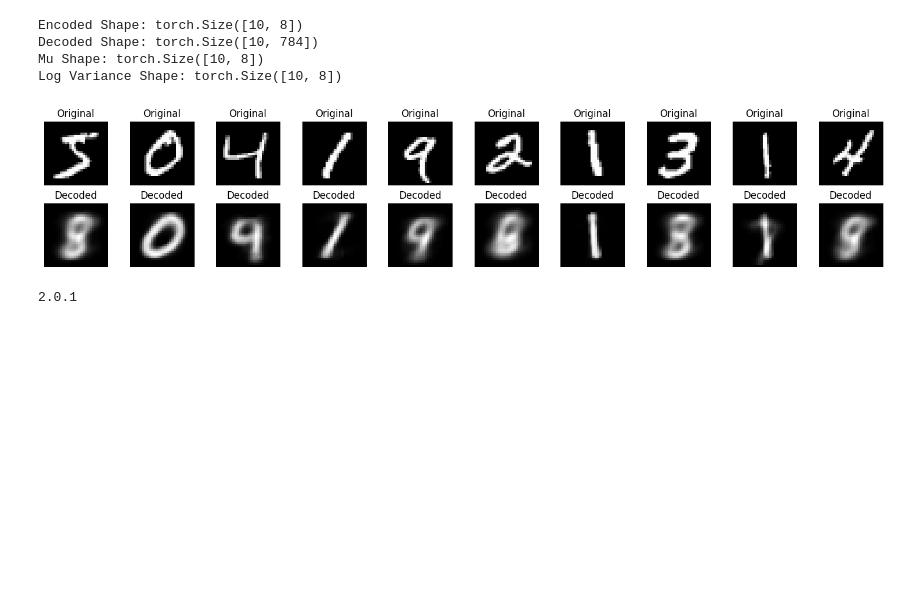
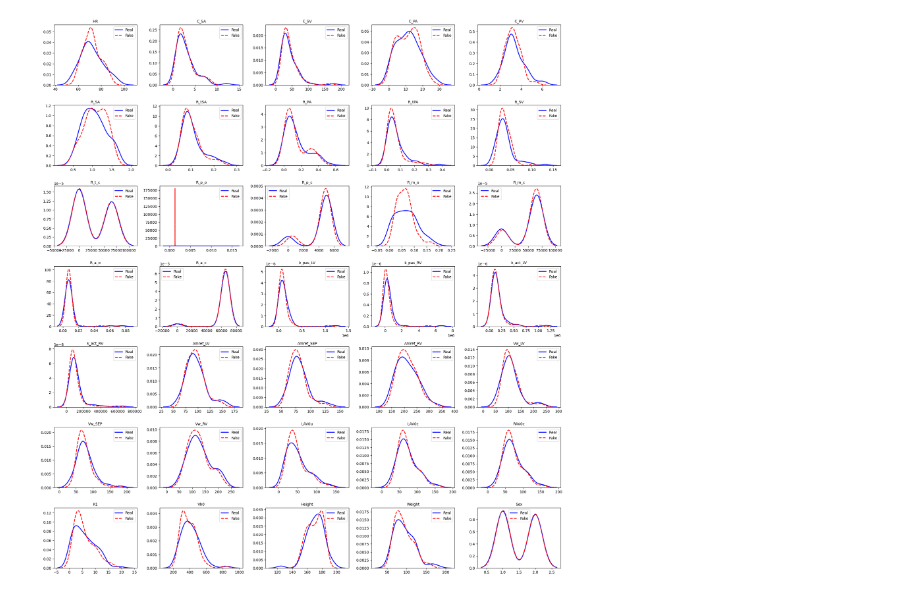
Before and after one commit to whl0809/Digital-twin-augmentation, a Jupyter notebook: NNtest.ipynb, the cells around one changed output. Cells and saved outputs as stored; diff of their text form; code cells hidden in the pictures; blank space fills up the shorter version.

Commit message:
Add VAE updates, notebook changes, and data outputs

```diff
--- a/NNtest.ipynb
+++ b/NNtest.ipynb
@@ -37,9 +62,8 @@ import torch
 import torch.nn as nn
 import torch.optim as optim
 import torch.nn.functional as F
-import numpy as np
 
-input_size = 784
+input_size = 35
 output_size = input_size
 device = torch.device("cpu")
 
@@ -48,7 +72,7 @@ class AutoEncoder(nn.Module):
         super().__init__()
 
         # Set the number of hidden units
-        self.num_hidden = 8
+        self.num_hidden = 16
 
         # Define the encoder part of the autoencoder
         self.encoder = nn.Sequential(
@@ -60,10 +84,17 @@ class AutoEncoder(nn.Module):
 
         # Define the decoder part of the autoencoder
         self.decoder = nn.Sequential(
-            nn.Linear(self.num_hidden, 256),  # input size: num_hidden, output size: 256
-            nn.ReLU(),  # apply the ReLU activation function
-            nn.Linear(256, output_size),  # input size: 256, output size: output_size
-            nn.Sigmoid(),  # apply the sigmoid activation function to compress the output to a range of (0, 1)
+            #nn.Linear(self.num_hidden, 256),  # input size: num_hidden, output size: 256
+            #nn.ReLU(),  # apply the ReLU activation function
+            #nn.Linear(256, output_size),  # input size: 256, output size: output_size
+            #nn.Sigmoid(),  # apply the sigmoid activation function to compress the output to a range of (0, 1)
+
+            nn.Linear(self.num_hidden, 256),
+            nn.ReLU(),
+            nn.Linear(256, 128),
+            nn.ReLU(),
+            nn.Linear(128, output_size),
+            nn.Sigmoid()
         )
 
     def forward(self, x):
@@ -248,4 +374,5 @@ Epoch 10/10: loss=1490.1545
 # %%
+"""
 # Convert first 10 samples to torch tensor
 X_test_tensor = torch.tensor(X_train[:10], dtype=torch.float32)
 
@@ -278,16 +405,5 @@ decoded_np = decoded.cpu().numpy()
 original_np = X_test_tensor.numpy()
 
 # Show comparison
-show_side_by_side(original_np, decoded_np)
+show_side_by_side(original_np, decoded_np)"
+"""
-# %% [output]
-Encoded Shape: torch.Size([10, 8])
-Decoded Shape: torch.Size([10, 784])
-Mu Shape: torch.Size([10, 8])
-Log Variance Shape: torch.Size([10, 8])
-[figure, removed]
-# %%
-"""
-Condition? Only sex?"
-"""
-# %% [output]
-2.0.1
@@ -293,0 +445,31 @@ Condition? Only sex?"
+# %%
+import pandas as pd
+import matplotlib.pyplot as plt
+import seaborn as sns
+
+df_fake = pd.DataFrame(fake_data_original_scale, columns=df.columns)
+
+# Number of features
+num_cols = df.shape[1]
+
+# Set up subplot grid
+fig, axes = plt.subplots(nrows=num_cols // 5 + 1, ncols=5, figsize=(20, 3 * (num_cols // 5 + 1)))
+axes = axes.flatten()
+
+# Plot each feature's KDE for real and fake
+for i, col in enumerate(df.columns):
+    sns.kdeplot(df[col], ax=axes[i], label="Real", color="blue", linewidth=2)
+    sns.kdeplot(df_fake[col], ax=axes[i], label="Fake", color="red", linestyle="--", linewidth=2)
+    axes[i].set_title(f"{col}", fontsize=10)
+    axes[i].set_xlabel("")
+    axes[i].set_ylabel("")
+    axes[i].legend()
+
+# Remove unused axes
+for j in range(i + 1, len(axes)):
+    fig.delaxes(axes[j])
+
+plt.tight_layout()
+plt.show()
+# %% [output]
+[figure, added]
```
Also changed, not shown: parts of 7 cells of this notebook, 5 other files.
